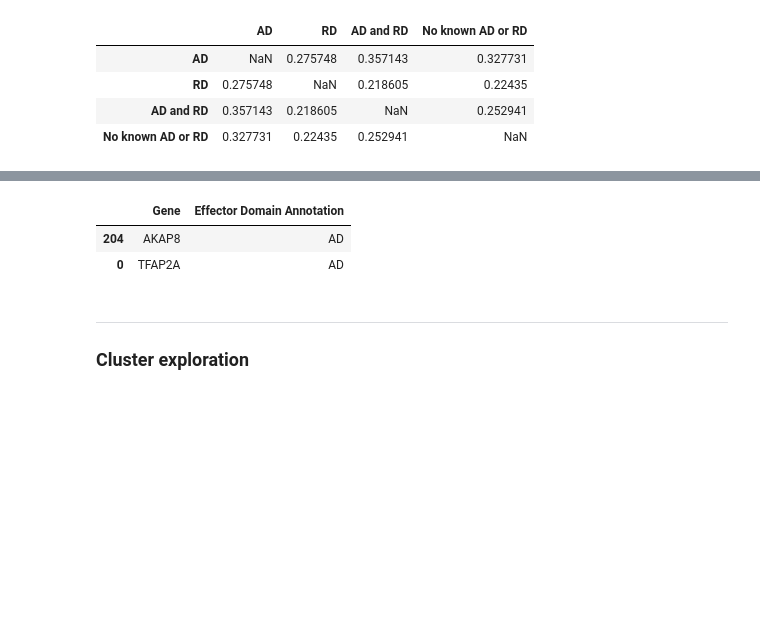
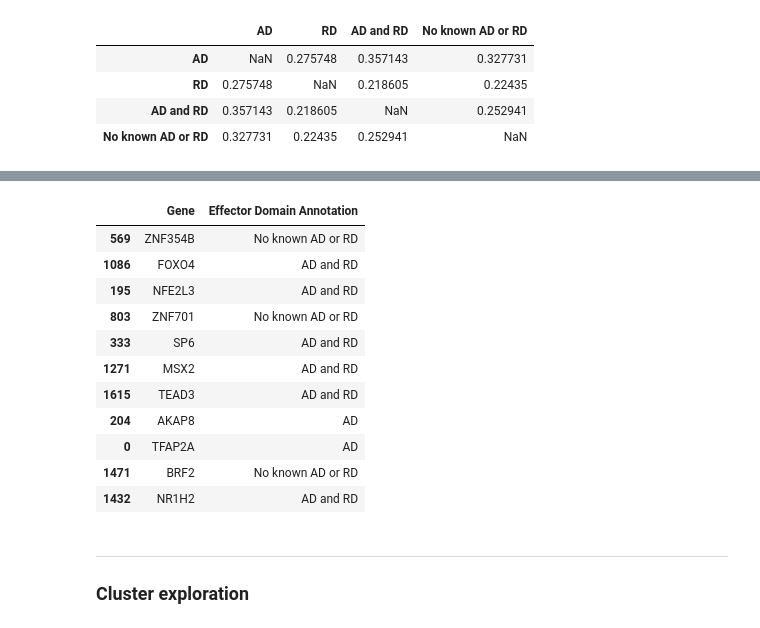
Before and after one commit to kinseylong/StallerRotation, a Jupyter notebook: cofactors_humanproteinatlas/mediator_exploration.ipynb, the cells around one changed output, grey strips where cells are left out. Saved outputs shown, nothing was run; the diff lists cells and outputs as text; code cells hidden in the pictures; blank space fills up the shorter version.

Commit message:
MED12/12L similar TFs for FINCHES

```diff
--- a/cofactors_humanproteinatlas/mediator_exploration.ipynb
+++ b/cofactors_humanproteinatlas/mediator_exploration.ipynb
@@ -701,11 +730,20 @@ MED12L_similar_annotations_ADRD[MED12L_similar_annotations_ADRD["Effector Domain
 # %%
 MED12_similar_df = pd.DataFrame(MED12_similar_TF)
 MED12_similar_df["Effector Domain Annotation"] = MED12_similar_df["Gene"].apply(lambda x: classify(genetoensembl_tf(x), set(rds["Bgee"]) & set(ads["Bgee"]), set(ads["Bgee"]), set(rds["Bgee"])))
-MED12_similar_df[MED12_similar_df["Effector Domain Annotation"] == "AD"]
+MED12_similar_df[MED12_similar_df["Effector Domain Annotation"] != "RD"]
 # %% [output]
 |  | Gene | Effector Domain Annotation |
+| 569 | ZNF354B | No known AD or RD |
+| 1086 | FOXO4 | AD and RD |
+| 195 | NFE2L3 | AD and RD |
+| 803 | ZNF701 | No known AD or RD |
+| 333 | SP6 | AD and RD |
+| 1271 | MSX2 | AD and RD |
+| 1615 | TEAD3 | AD and RD |
 | 204 | AKAP8 | AD |
 | 0 | TFAP2A | AD |
+| 1471 | BRF2 | No known AD or RD |
+| 1432 | NR1H2 | AD and RD |
 # %% [markdown]
 ---
 ### Cluster exploration
```
Also changed, not shown: parts of 7 cells of this notebook, 6 other files.
